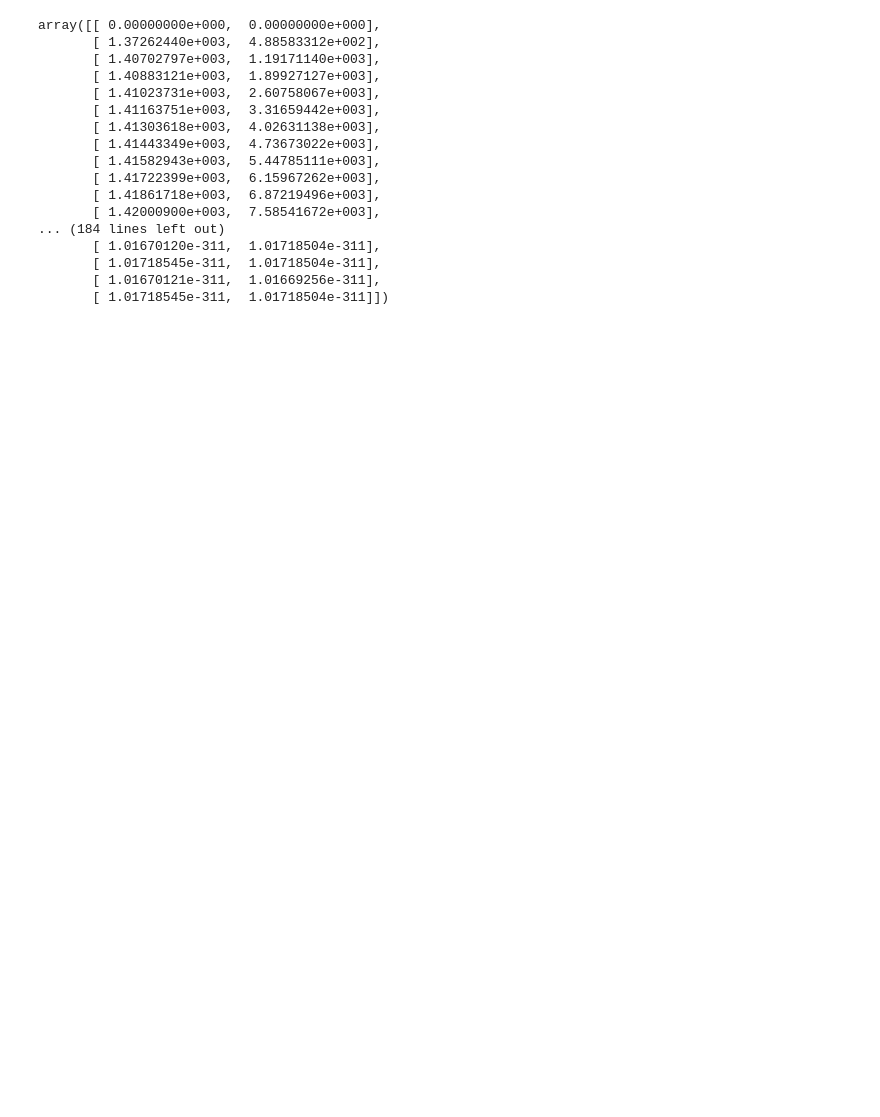
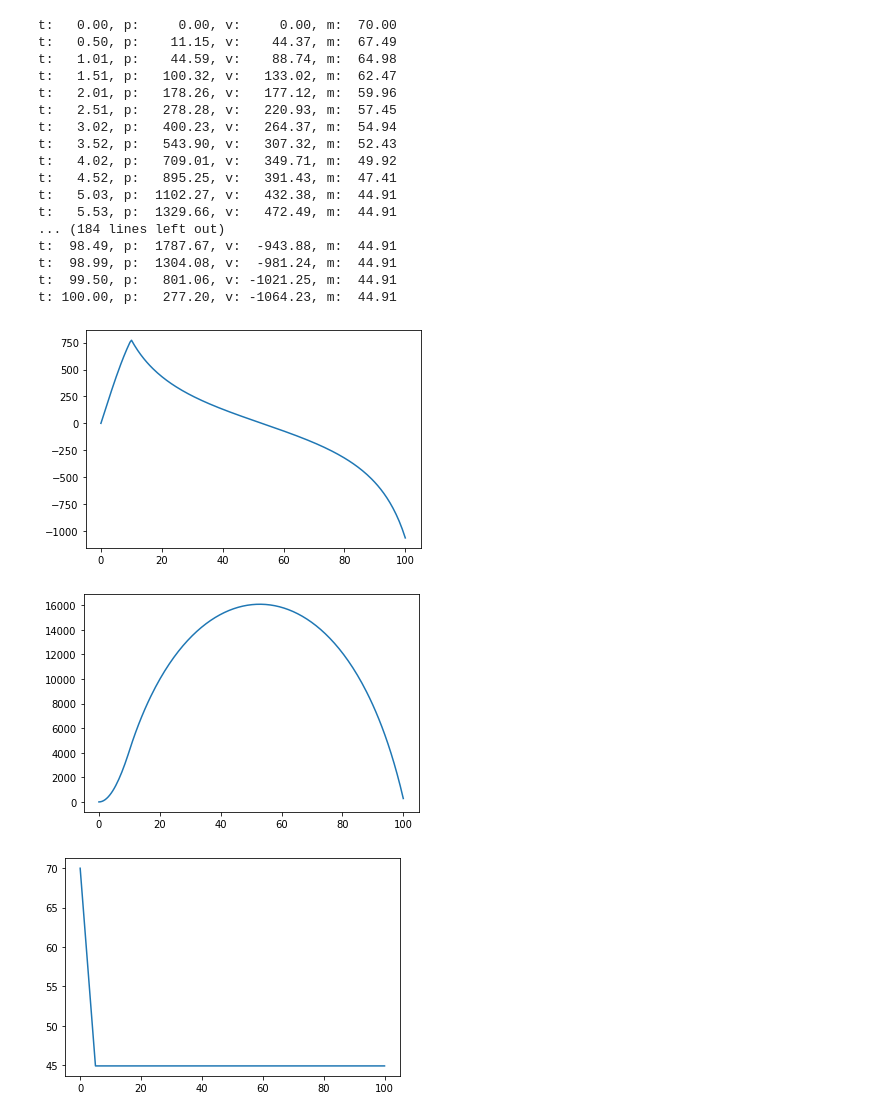
Before and after one commit to AliGangeh/APL, a Jupyter notebook: flight_performance.ipynb, the cells around one changed output. Drawn from its saved outputs; the diff is of its cells as text; code cells hidden in the pictures; blank space fills up the shorter version.

Commit message:
altitude calculation is function and basic graphs are made

```diff
--- a/flight_performance.ipynb
+++ b/flight_performance.ipynb
@@ -70,32 +114,37 @@ class rocket:
 # %%
 # making and launching rocket
 
 m_prop = 25.09 # lb
 m_dry = 70.0 - m_prop
 mass_flow = 2.51
 burntime = 10
 isp = 279
 cd = 0.6
 diameter = 5 / 12 # ft
 
+spark = rocket(m_dry, m_prop, mass_flow, burntime, isp, cd, diameter)
+x  = spark.altitude()
+# spark._mass(9.99999999)
 
-spark = rocket(m_dry, m_prop, mass_flow, burntime, isp, cd, diameter)
-spark.altitude()
+# x[:,0
 # %% [output]
-array([[ 0.00000000e+000,  0.00000000e+000],
-       [ 1.37262440e+003,  4.88583312e+002],
-       [ 1.40702797e+003,  1.19171140e+003],
-       [ 1.40883121e+003,  1.89927127e+003],
-       [ 1.41023731e+003,  2.60758067e+003],
-       [ 1.41163751e+003,  3.31659442e+003],
-       [ 1.41303618e+003,  4.02631138e+003],
-       [ 1.41443349e+003,  4.73673022e+003],
-       [ 1.41582943e+003,  5.44785111e+003],
-       [ 1.41722399e+003,  6.15967262e+003],
-       [ 1.41861718e+003,  6.87219496e+003],
-       [ 1.42000900e+003,  7.58541672e+003],
+t:   0.00, p:     0.00, v:     0.00, m:  70.00
+t:   0.50, p:    11.15, v:    44.37, m:  67.49
+t:   1.01, p:    44.59, v:    88.74, m:  64.98
+t:   1.51, p:   100.32, v:   133.02, m:  62.47
+t:   2.01, p:   178.26, v:   177.12, m:  59.96
+t:   2.51, p:   278.28, v:   220.93, m:  57.45
+t:   3.02, p:   400.23, v:   264.37, m:  54.94
+t:   3.52, p:   543.90, v:   307.32, m:  52.43
+t:   4.02, p:   709.01, v:   349.71, m:  49.92
+t:   4.52, p:   895.25, v:   391.43, m:  47.41
+t:   5.03, p:  1102.27, v:   432.38, m:  44.91
+t:   5.53, p:  1329.66, v:   472.49, m:  44.91
 ... (184 lines left out)
-       [ 1.01670120e-311,  1.01718504e-311],
-       [ 1.01718545e-311,  1.01718504e-311],
-       [ 1.01670121e-311,  1.01669256e-311],
-       [ 1.01718545e-311,  1.01718504e-311]])
+t:  98.49, p:  1787.67, v:  -943.88, m:  44.91
+t:  98.99, p:  1304.08, v:  -981.24, m:  44.91
+t:  99.50, p:   801.06, v: -1021.25, m:  44.91
+t: 100.00, p:   277.20, v: -1064.23, m:  44.91
+[figure, added]
+[figure, added]
+[figure, added]
```
Also changed, not shown: parts of 2 cells of this notebook, 1 other file.
